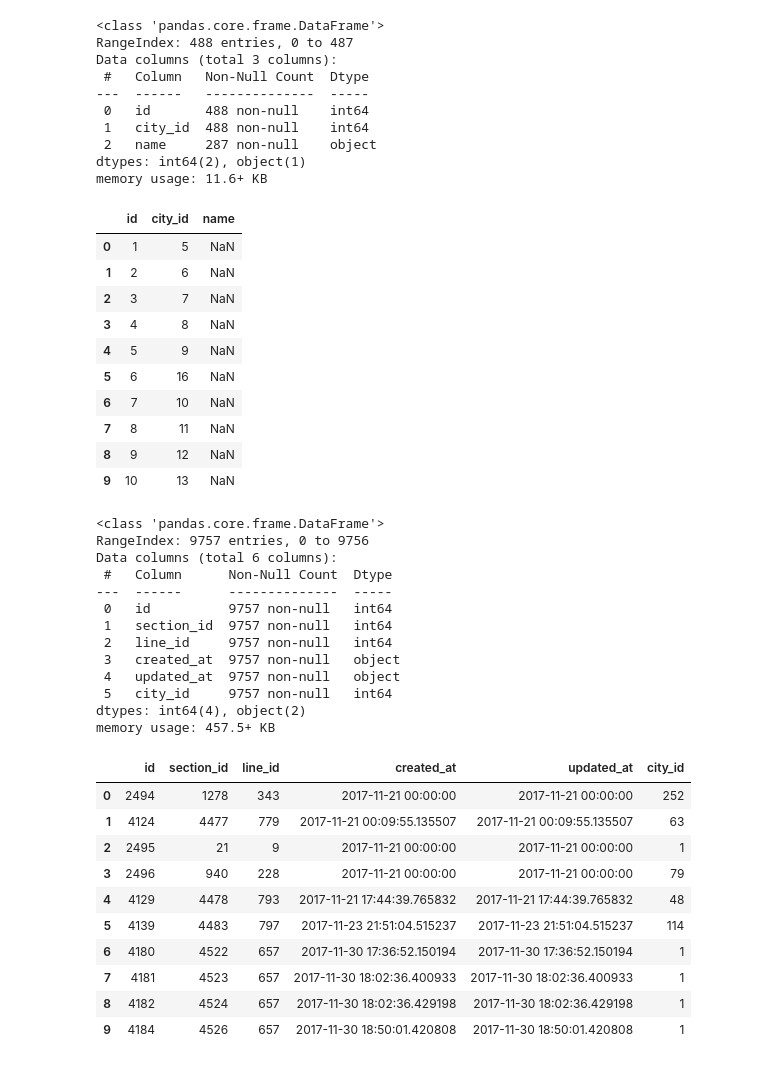
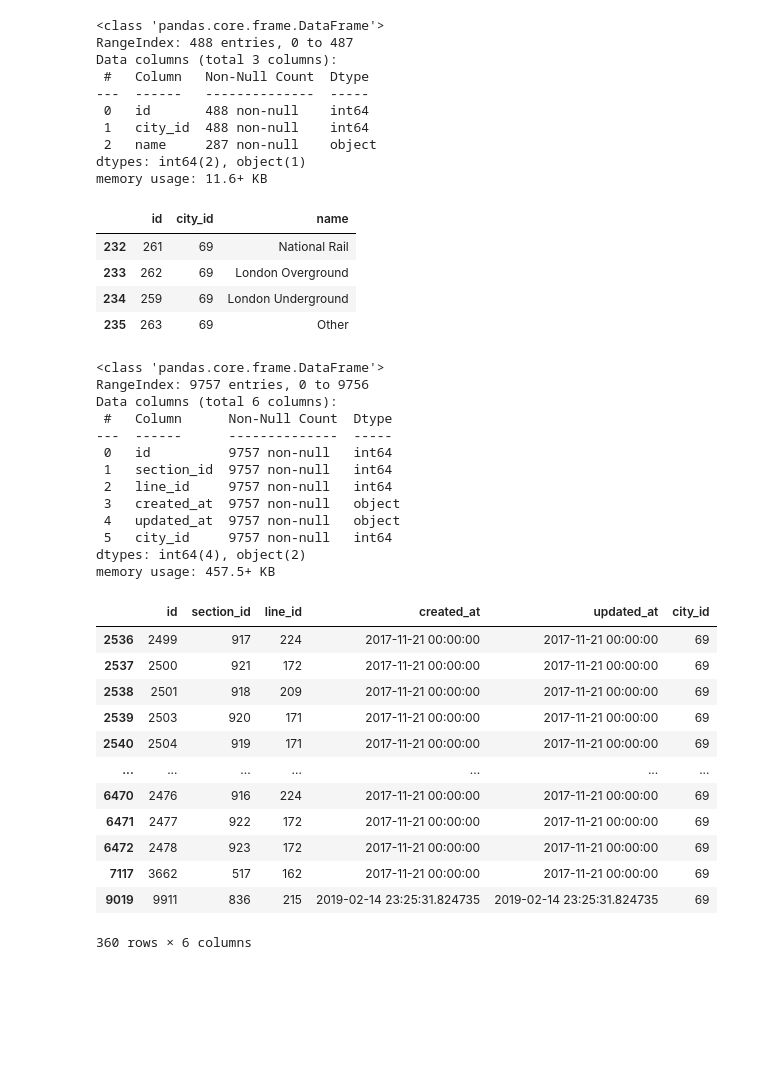
Before and after one commit to shifflettmb-1/transit_of_the_world_exploration, a Jupyter notebook: notebooks/Matthew_scratch.ipynb, the cells around one changed output. Drawn from its saved outputs; the diff is of its cells as text; code cells hidden in the pictures; blank space fills up the shorter version.

```diff
--- a/notebooks/Matthew_scratch.ipynb
+++ b/notebooks/Matthew_scratch.ipynb
@@ -144,6 +167,6 @@ memory usage: 863.9+ KB
 # %%
 systems_df.info()
-systems_df.head(10)
+systems_df[systems_df["city_id"]==69]
 # %% [output]
 <class 'pandas.core.frame.DataFrame'>
 RangeIndex: 488 entries, 0 to 487
@@ -156,44 +179,40 @@ Data columns (total 3 columns):
 dtypes: int64(2), object(1)
 memory usage: 11.6+ KB
 |  | id | city_id | name |
-| 0 | 1 | 5 | NaN |
-| 1 | 2 | 6 | NaN |
-| 2 | 3 | 7 | NaN |
-| 3 | 4 | 8 | NaN |
-| 4 | 5 | 9 | NaN |
-| 5 | 6 | 16 | NaN |
-| 6 | 7 | 10 | NaN |
-| 7 | 8 | 11 | NaN |
-| 8 | 9 | 12 | NaN |
-| 9 | 10 | 13 | NaN |
+| 232 | 261 | 69 | National Rail |
+| 233 | 262 | 69 | London Overground |
+| 234 | 259 | 69 | London Underground |
+| 235 | 263 | 69 | Other |
 # %%
 track_lines_df.info()
-track_lines_df.head(10)
+track_lines_df[track_lines_df['city_id']==69]
 # %% [output]
 <class 'pandas.core.frame.DataFrame'>
 RangeIndex: 9757 entries, 0 to 9756
 Data columns (total 6 columns):
  #   Column      Non-Null Count  Dtype
 ---  ------      --------------  -----
  0   id          9757 non-null   int64
  1   section_id  9757 non-null   int64
  2   line_id     9757 non-null   int64
  3   created_at  9757 non-null   object
  4   updated_at  9757 non-null   object
  5   city_id     9757 non-null   int64
 dtypes: int64(4), object(2)
 memory usage: 457.5+ KB
 |  | id | section_id | line_id | created_at | updated_at | city_id |
-| 0 | 2494 | 1278 | 343 | 2017-11-21 00:00:00 | 2017-11-21 00:00:00 | 252 |
-| 1 | 4124 | 4477 | 779 | 2017-11-21 00:09:55.135507 | 2017-11-21 00:09:55.135507 | 63 |
-| 2 | 2495 | 21 | 9 | 2017-11-21 00:00:00 | 2017-11-21 00:00:00 | 1 |
-| 3 | 2496 | 940 | 228 | 2017-11-21 00:00:00 | 2017-11-21 00:00:00 | 79 |
-| 4 | 4129 | 4478 | 793 | 2017-11-21 17:44:39.765832 | 2017-11-21 17:44:39.765832 | 48 |
-| 5 | 4139 | 4483 | 797 | 2017-11-23 21:51:04.515237 | 2017-11-23 21:51:04.515237 | 114 |
-| 6 | 4180 | 4522 | 657 | 2017-11-30 17:36:52.150194 | 2017-11-30 17:36:52.150194 | 1 |
-| 7 | 4181 | 4523 | 657 | 2017-11-30 18:02:36.400933 | 2017-11-30 18:02:36.400933 | 1 |
-| 8 | 4182 | 4524 | 657 | 2017-11-30 18:02:36.429198 | 2017-11-30 18:02:36.429198 | 1 |
-| 9 | 4184 | 4526 | 657 | 2017-11-30 18:50:01.420808 | 2017-11-30 18:50:01.420808 | 1 |
+| 2536 | 2499 | 917 | 224 | 2017-11-21 00:00:00 | 2017-11-21 00:00:00 | 69 |
+| 2537 | 2500 | 921 | 172 | 2017-11-21 00:00:00 | 2017-11-21 00:00:00 | 69 |
+| 2538 | 2501 | 918 | 209 | 2017-11-21 00:00:00 | 2017-11-21 00:00:00 | 69 |
+| 2539 | 2503 | 920 | 171 | 2017-11-21 00:00:00 | 2017-11-21 00:00:00 | 69 |
+| 2540 | 2504 | 919 | 171 | 2017-11-21 00:00:00 | 2017-11-21 00:00:00 | 69 |
+| ... | ... | ... | ... | ... | ... | ... |
+| 6470 | 2476 | 916 | 224 | 2017-11-21 00:00:00 | 2017-11-21 00:00:00 | 69 |
+| 6471 | 2477 | 922 | 172 | 2017-11-21 00:00:00 | 2017-11-21 00:00:00 | 69 |
+| 6472 | 2478 | 923 | 172 | 2017-11-21 00:00:00 | 2017-11-21 00:00:00 | 69 |
+| 7117 | 3662 | 517 | 162 | 2017-11-21 00:00:00 | 2017-11-21 00:00:00 | 69 |
+| 9019 | 9911 | 836 | 215 | 2019-02-14 23:25:31.824735 | 2019-02-14 23:25:31.824735 | 69 |
+360 rows × 6 columns
 # %%
 track_df.info()
 track_df.head(10)
```
Also changed, not shown: parts of 8 cells of this notebook.
